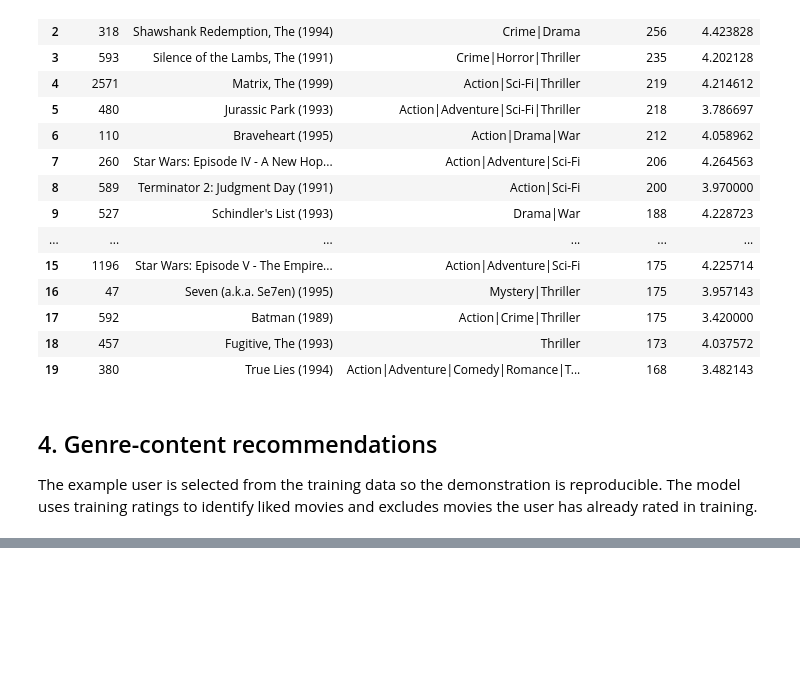
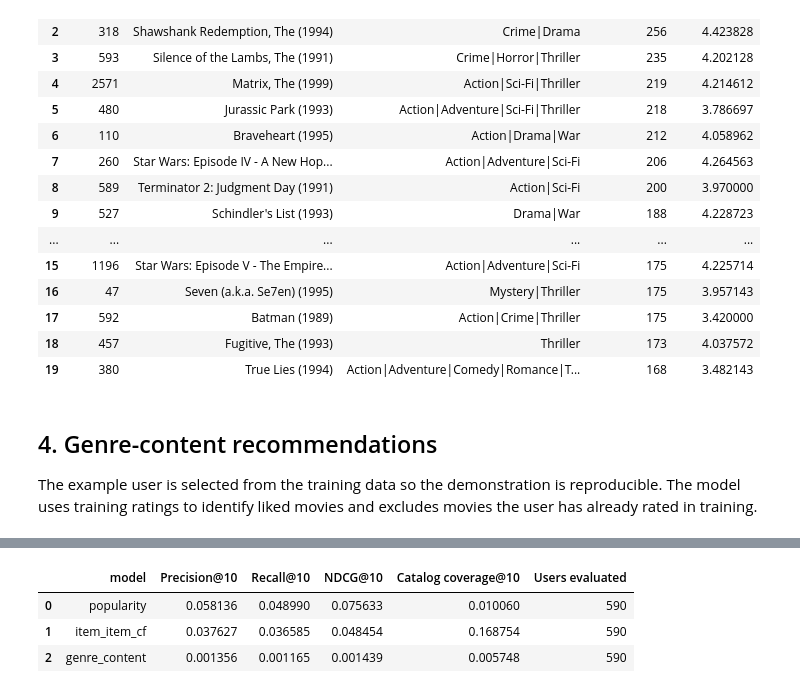
Before and after one commit to souma888/Tastera, a Jupyter notebook: notebooks/02_baseline_recommenders.ipynb, the cells around one changed output, grey strips where cells are left out. Cells and saved outputs as stored; diff of their text form; code cells hidden in the pictures; blank space fills up the shorter version.

Commit message:
Evaluate movie ranking baselines on temporal holdout

```diff
--- a/notebooks/02_baseline_recommenders.ipynb
+++ b/notebooks/02_baseline_recommenders.ipynb
@@ -205,0 +219,79 @@ Recommended unseen movies:
+# %%
+from tastera.recommenders import ItemItemCollaborativeRecommender
+
+RANK_K = 10
+MIN_TRAIN_RATINGS = 5
+RELEVANCE_THRESHOLD = 4.0
+
+ranked_ratings = ratings.sort_values(["userId", "timestamp", "movieId"], kind="mergesort").copy()
+per_user_holdout = np.ceil(ranked_ratings.groupby("userId").size() * 0.20).astype(int).clip(lower=1)
+ranked_ratings["reverse_order"] = ranked_ratings.groupby("userId").cumcount(ascending=False)
+ranked_ratings["holdout_size"] = ranked_ratings["userId"].map(per_user_holdout)
+ranking_test = ranked_ratings.loc[ranked_ratings["reverse_order"] < ranked_ratings["holdout_size"]].drop(columns=["reverse_order", "holdout_size"])
+ranking_train = ranked_ratings.loc[ranked_ratings["reverse_order"] >= ranked_ratings["holdout_size"]].drop(columns=["reverse_order", "holdout_size"])
+
+train_counts = ranking_train.groupby("userId").size()
+train_likes = ranking_train.loc[ranking_train["rating"] >= RELEVANCE_THRESHOLD].groupby("userId").size()
+relevant_test = ranking_test.loc[ranking_test["rating"] >= RELEVANCE_THRESHOLD]
+relevant_by_user = relevant_test.groupby("userId")["movieId"].apply(set).to_dict()
+eligible_users = sorted(
+    user_id for user_id, relevant_items in relevant_by_user.items()
+    if train_counts.get(user_id, 0) >= MIN_TRAIN_RATINGS
+    and train_likes.get(user_id, 0) >= 1
+    and relevant_items
+)
+
+print(f"Ranking split: each user’s latest 20% of interactions held out")
+print(f"Ranking train rows: {len(ranking_train):,}; ranking test rows: {len(ranking_test):,}")
+print(f"Relevant test rule: rating >= {RELEVANCE_THRESHOLD}")
+print(f"Eligible users: {len(eligible_users):,} of {ratings['userId'].nunique():,}")
+print(f"Relevant held-out interactions: {len(relevant_test):,}")
+
+item_item_model = ItemItemCollaborativeRecommender().fit(ranking_train, movies)
+popularity_ranking = PopularityRecommender().fit(ranking_train, movies, min_ratings=20)
+content_ranking = ContentBasedRecommender().fit(movies)
+
+recommendation_lists = {"popularity": {}, "genre_content": {}, "item_item_cf": {}}
+train_seen_by_user = ranking_train.groupby("userId")["movieId"].apply(set).to_dict()
+for user_id in eligible_users:
+    seen = train_seen_by_user.get(user_id, set())
+    recommendation_lists["popularity"][user_id] = popularity_ranking.recommend(
+        n=RANK_K, exclude_movie_ids=seen
+    )["movieId"].tolist()
+    recommendation_lists["genre_content"][user_id] = content_ranking.recommend_for_user(
+        user_id, ranking_train, n=RANK_K, like_threshold=RELEVANCE_THRESHOLD
+    )["movieId"].tolist()
+    recommendation_lists["item_item_cf"][user_id] = item_item_model.recommend_for_user(
+        user_id, n=RANK_K
+    )["movieId"].tolist()
+
+def ranking_metrics(recommendations, relevant_by_user, k=RANK_K):
+    precision, recall, ndcg = [], [], []
+    recommended_catalog = set()
+    for user_id, items in recommendations.items():
+        ranked = items[:k]
+        relevant = relevant_by_user[user_id]
+        hits = [1 if item in relevant else 0 for item in ranked]
+        precision.append(sum(hits) / k)
+        recall.append(sum(hits) / len(relevant))
+        dcg = sum(hit / np.log2(rank + 2) for rank, hit in enumerate(hits))
+        ideal_hits = min(k, len(relevant))
+        idcg = sum(1 / np.log2(rank + 2) for rank in range(ideal_hits))
+        ndcg.append(dcg / idcg if idcg else 0.0)
+        recommended_catalog.update(ranked)
+    return {
+        f"Precision@{k}": float(np.mean(precision)),
+        f"Recall@{k}": float(np.mean(recall)),
+        f"NDCG@{k}": float(np.mean(ndcg)),
+        f"Catalog coverage@{k}": len(recommended_catalog) / len(movies),
+        "Users evaluated": len(recommendations),
+    }
+
+ranking_results = pd.DataFrame([
+    {"model": name, **ranking_metrics(lists, relevant_by_user)}
+    for name, lists in recommendation_lists.items()
+]).sort_values(f"NDCG@{RANK_K}", ascending=False).reset_index(drop=True)
+display(ranking_results)
+ranking_results.to_csv(OUTPUT_DIR / "baseline_ranking_metrics.csv", index=False)
+print(f"Saved: {OUTPUT_DIR / 'baseline_ranking_metrics.csv'}")
+# %% [output]
@@ -205,0 +303,4 @@ Recommended unseen movies:
+|  | model | Precision@10 | Recall@10 | NDCG@10 | Catalog coverage@10 | Users evaluated |
+| 0 | popularity | 0.058136 | 0.048990 | 0.075633 | 0.010060 | 590 |
+| 1 | item_item_cf | 0.037627 | 0.036585 | 0.048454 | 0.168754 | 590 |
+| 2 | genre_content | 0.001356 | 0.001165 | 0.001439 | 0.005748 | 590 |
```
Also changed, not shown: parts of 7 cells of this notebook, 6 other files.
